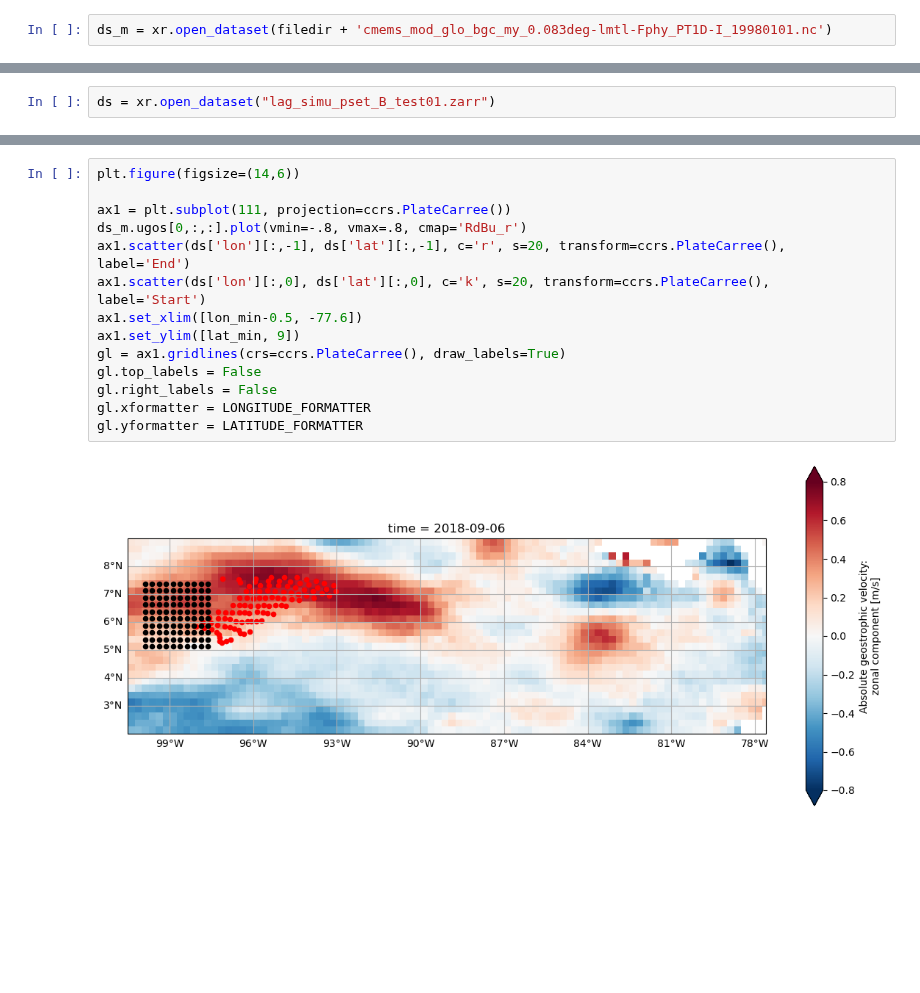
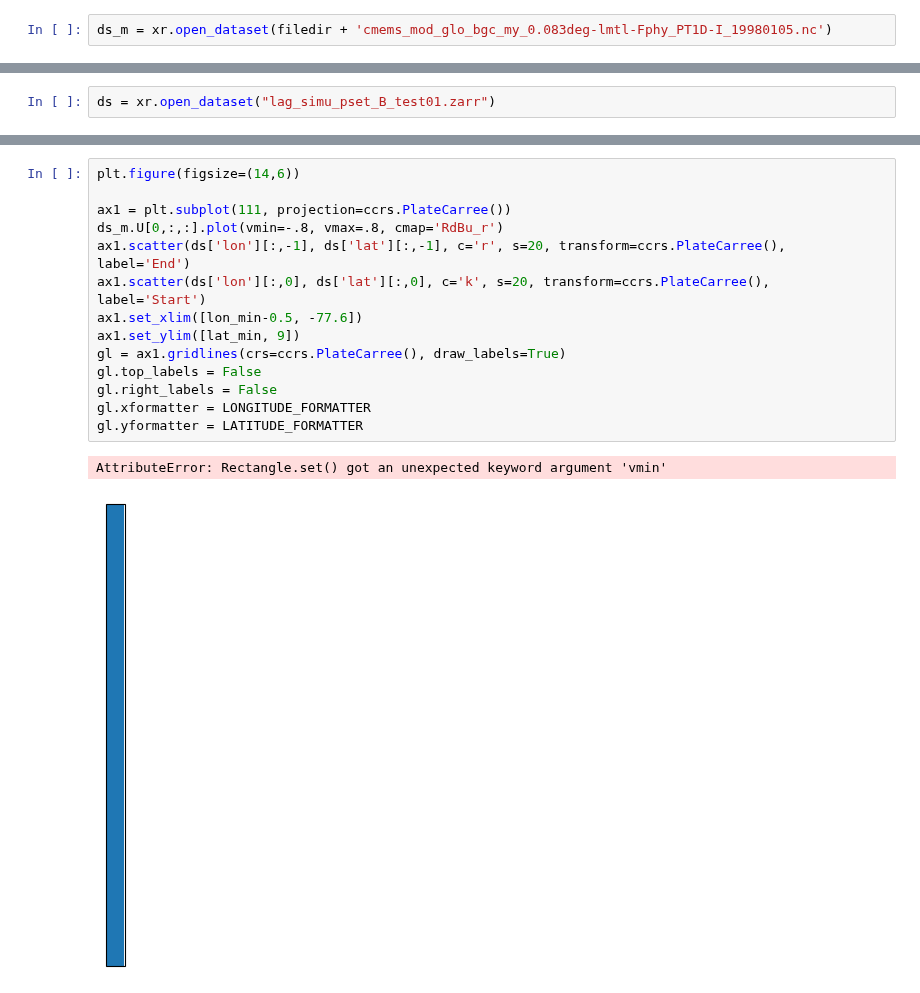
Before and after one commit to Intercoonecta/ohwe24-proy2-plasticos, a Jupyter notebook: Prueba.ipynb, the cells around one changed output, grey strips where cells are left out. Cells and saved outputs as stored; diff of their text form; blank space fills up the shorter version.

```diff
--- a/Prueba.ipynb
+++ b/Prueba.ipynb
@@ -39,7 +44,7 @@ mercatorbiomer4v2r1_global_mean_bio_20240109.nc
 mercatorbiomer4v2r1_global_mean_bio_20240110.nc
 mercatorbiomer4v2r1_global_mean_bio_20240111.nc
 # %%
-ds_m = xr.open_dataset(filedir + 'cmems_mod_glo_bgc_my_0.083deg-lmtl-Fphy_PT1D-I_19980101.nc')
+ds_m = xr.open_dataset(filedir + 'cmems_mod_glo_bgc_my_0.083deg-lmtl-Fphy_PT1D-I_19980105.nc')
 # %%
 !pwd
 # %% [output]
@@ -185,16 +227,17 @@ gl.yformatter = LATITUDE_FORMATTER
 # %%
 plt.figure(figsize=(14,6))
 
 ax1 = plt.subplot(111, projection=ccrs.PlateCarree())
-ds_m.ugos[0,:,:].plot(vmin=-.8, vmax=.8, cmap='RdBu_r')
+ds_m.U[0,:,:].plot(vmin=-.8, vmax=.8, cmap='RdBu_r')
 ax1.scatter(ds['lon'][:,-1], ds['lat'][:,-1], c='r', s=20, transform=ccrs.PlateCarree(), label='End')
 ax1.scatter(ds['lon'][:,0], ds['lat'][:,0], c='k', s=20, transform=ccrs.PlateCarree(), label='Start')
 ax1.set_xlim([lon_min-0.5, -77.6])
 ax1.set_ylim([lat_min, 9])
 gl = ax1.gridlines(crs=ccrs.PlateCarree(), draw_labels=True)
 gl.top_labels = False
 gl.right_labels = False
 gl.xformatter = LONGITUDE_FORMATTER
 gl.yformatter = LATITUDE_FORMATTER
 # %% [output]
+AttributeError: Rectangle.set() got an unexpected keyword argument 'vmin'
-[figure, old version]
+[figure, new version]
```
Also changed, not shown: parts of 16 cells of this notebook.
